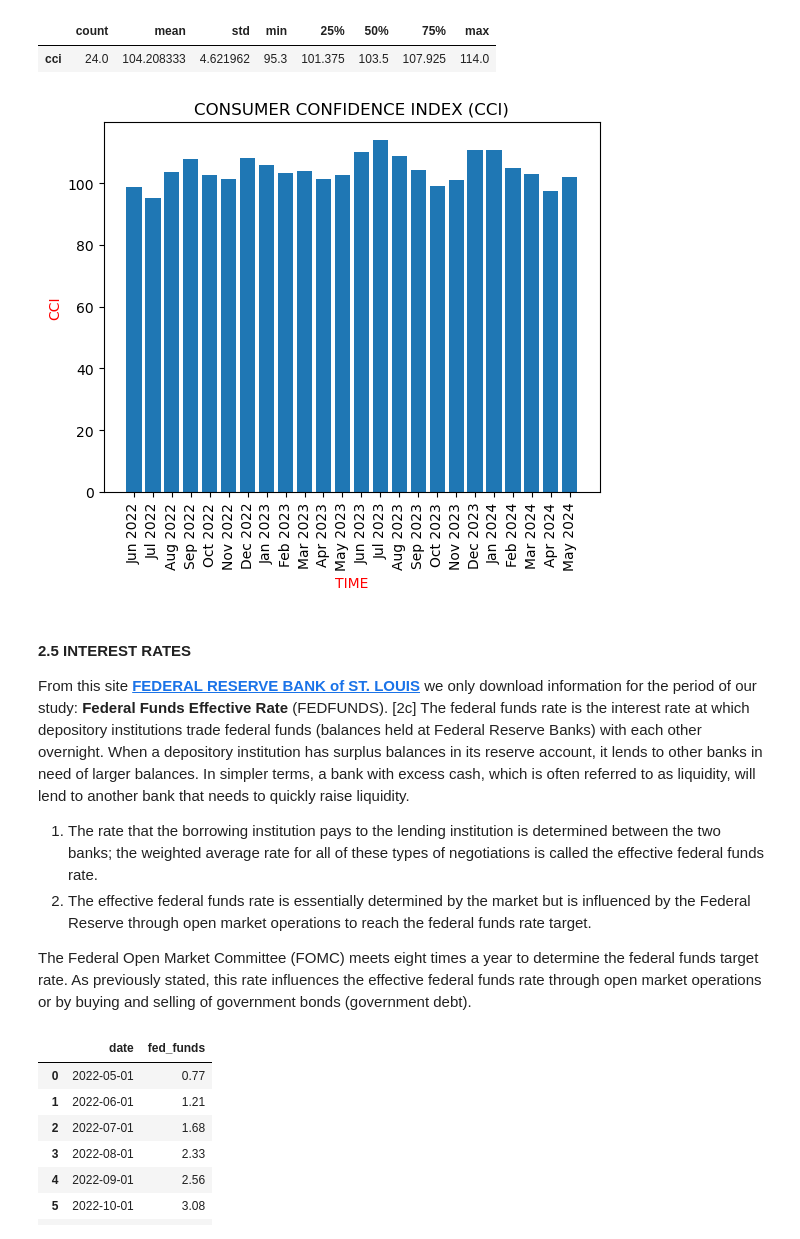
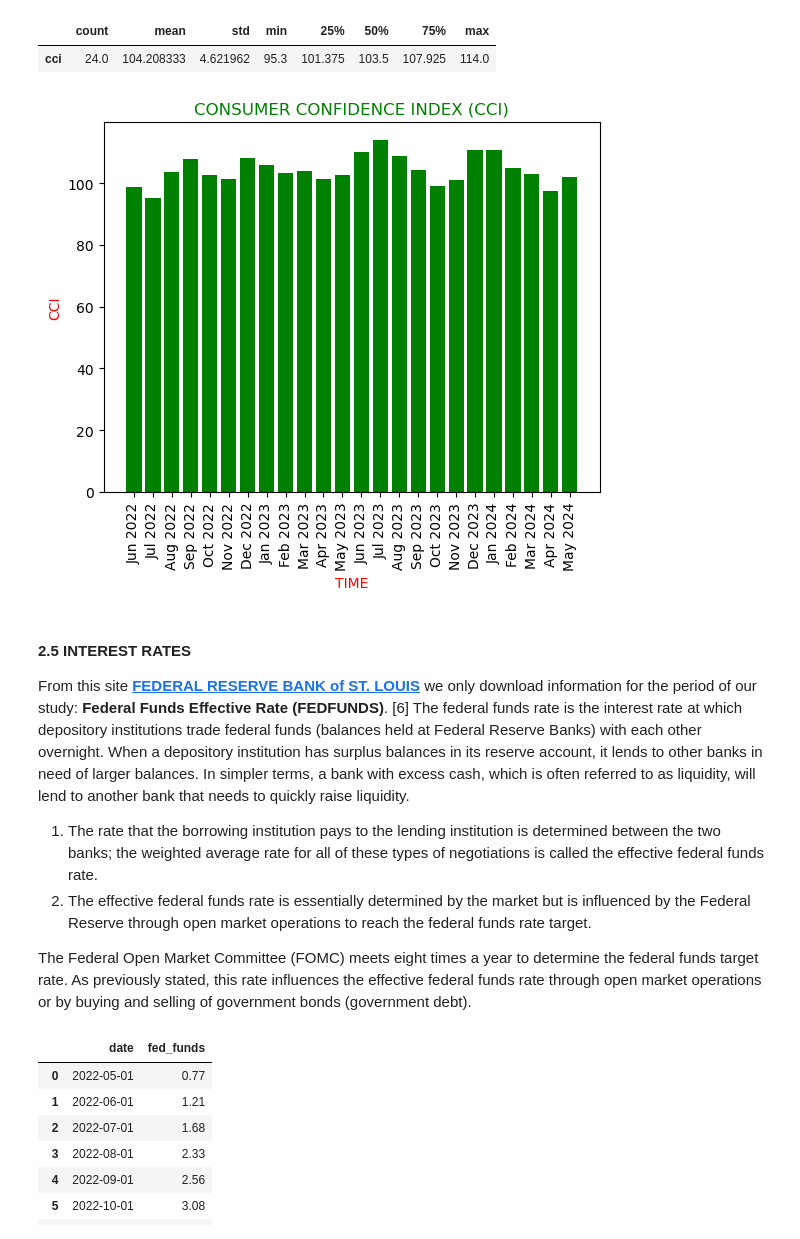
Before and after one commit to Engineer194/Macroeconomic-Analysis-of-the-US-Economy---Part-1, a Jupyter notebook: DATA_Project_v.1.ipynb, the cells around one changed output. Cells and saved outputs as stored; diff of their text form; code cells hidden in the pictures.

```diff
--- a/DATA_Project_v.1.ipynb
+++ b/DATA_Project_v.1.ipynb
@@ -153,23 +189,23 @@ filtered_cci[['cci']].describe().T # .T only for DataFrame, not for Series
 # %%
 # Split the date into day, month, creating new columns in the DataFrame
 filtered_cci = filtered_cci.assign(year=pd.to_datetime(filtered_cci['date']).dt.year)
 filtered_cci = filtered_cci.assign(month=pd.to_datetime(filtered_cci['date']).dt.month)
 
 # Create custom labels with just month and year
 date_labels = filtered_cci['date'].apply(lambda x: f"{pd.to_datetime(x).strftime('%b %Y')}")
 
-plt.bar(filtered_cci.index, filtered_cci['cci'])
+plt.bar(filtered_cci.index, filtered_cci['cci'], color = "green")
 plt.xticks(filtered_cci.index, date_labels, rotation=90)  # Display month and year as vertical labels
-plt.title("CONSUMER CONFIDENCE INDEX (CCI)")
+plt.title("CONSUMER CONFIDENCE INDEX (CCI)", color = "green")
 plt.xlabel("TIME", color="red")
 plt.ylabel("CCI", color="red")
 plt.show()
 # %% [output]
-[figure, old version]
+[figure, new version]
 # %% [markdown]
 #### 2.5 INTEREST RATES
 
-From this site **[FEDERAL RESERVE BANK of ST. LOUIS](https://fred.stlouisfed.org/series/FEDFUNDS)** we only download information for the period of our study: **Federal Funds Effective Rate** (FEDFUNDS). [2c] The federal funds rate is the interest rate at which depository institutions trade federal funds (balances held at Federal Reserve Banks) with each other overnight. When a depository institution has surplus balances in its reserve account, it lends to other banks in need of larger balances. In simpler terms, a bank with excess cash, which is often referred to as liquidity, will lend to another bank that needs to quickly raise liquidity.
+From this site **[FEDERAL RESERVE BANK of ST. LOUIS](https://fred.stlouisfed.org/series/FEDFUNDS)** we only download information for the period of our study: **Federal Funds Effective Rate (FEDFUNDS)**. [6] The federal funds rate is the interest rate at which depository institutions trade federal funds (balances held at Federal Reserve Banks) with each other overnight. When a depository institution has surplus balances in its reserve account, it lends to other banks in need of larger balances. In simpler terms, a bank with excess cash, which is often referred to as liquidity, will lend to another bank that needs to quickly raise liquidity.
  1. The rate that the borrowing institution pays to the lending institution is determined between the two banks; the weighted average rate for all of these types of negotiations is called the effective federal funds rate.
  2. The effective federal funds rate is essentially determined by the market but is influenced by the Federal Reserve through open market operations to reach the federal funds rate target.
 
```
Also changed, not shown: parts of 11 cells of this notebook.
